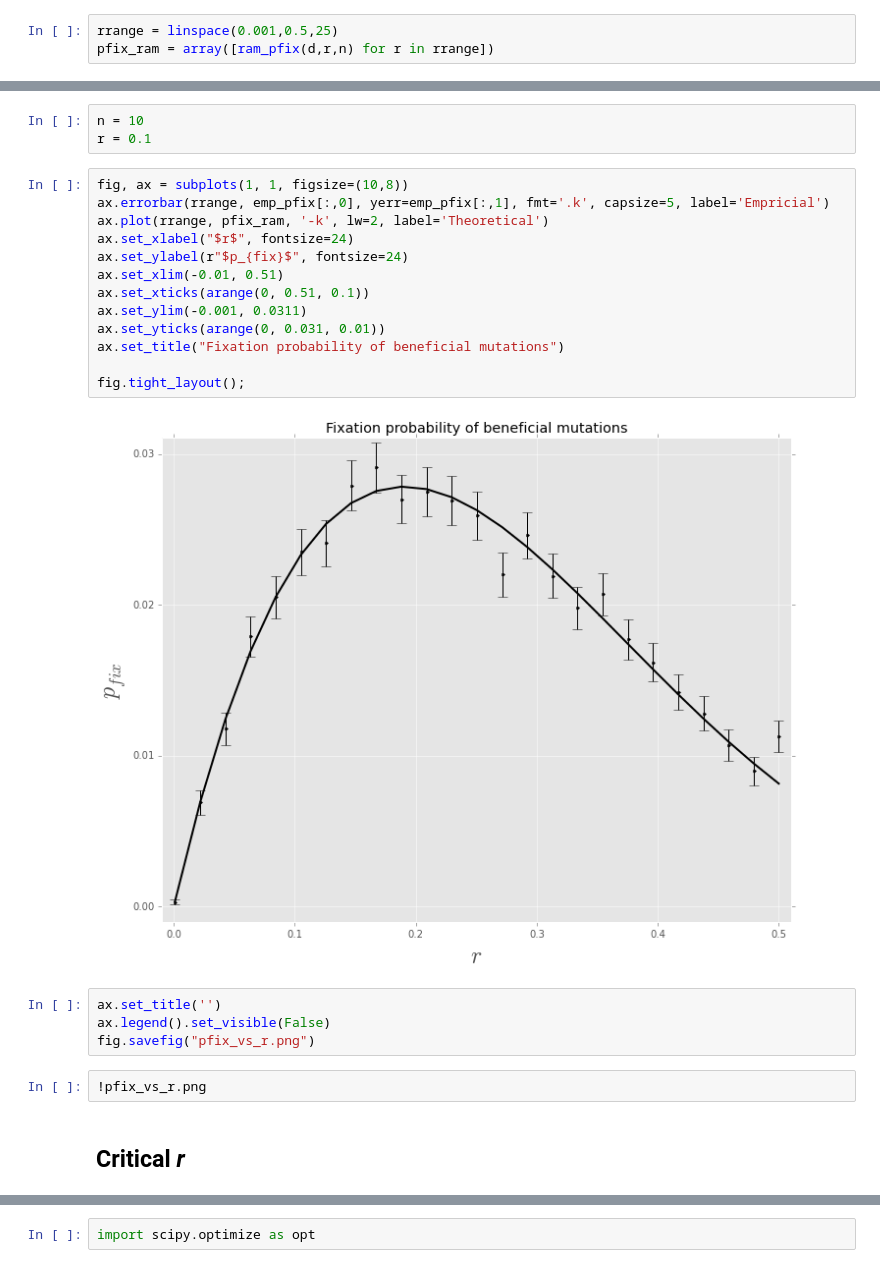
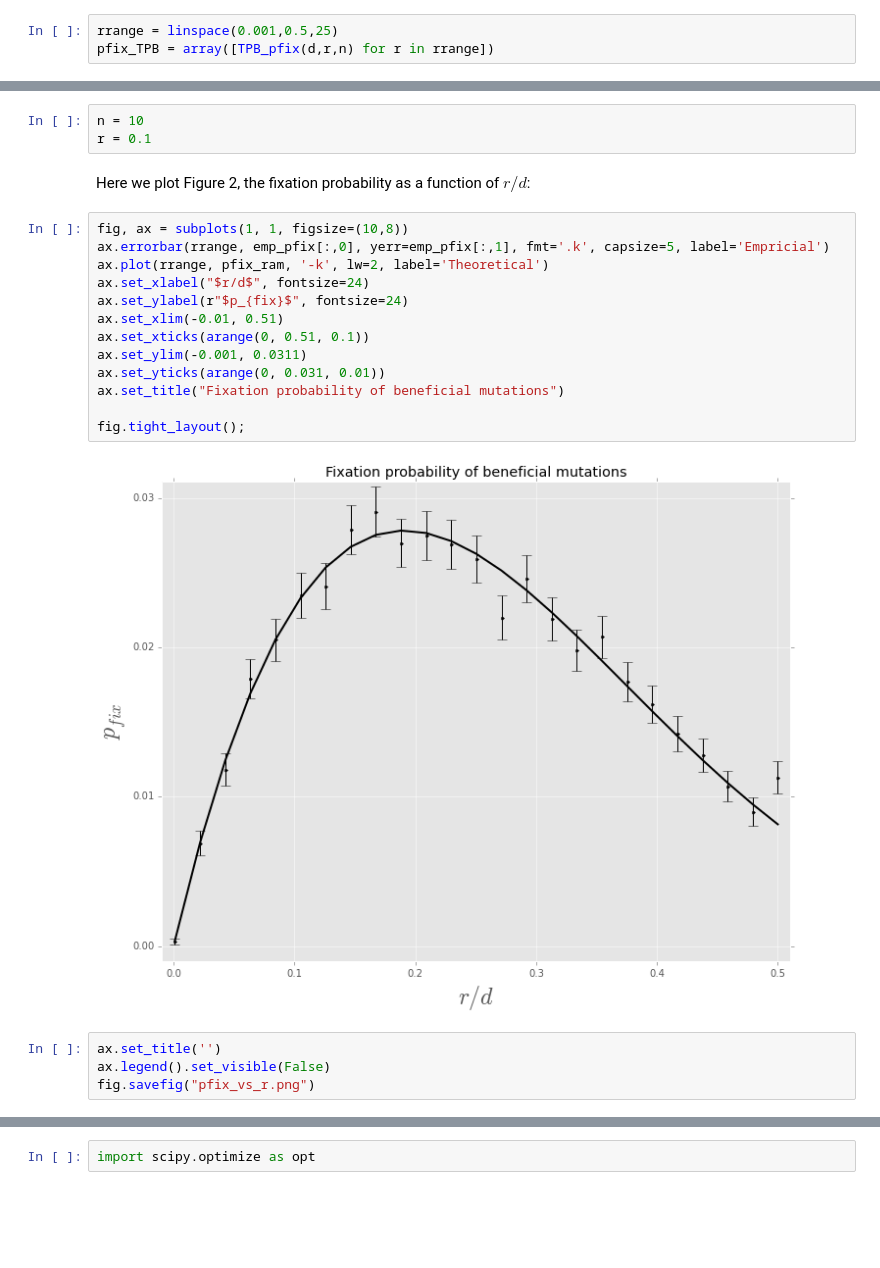
Before and after one commit to yoavram/FGMProb, a Jupyter notebook: Expected improvement.ipynb, the cells around one changed output, grey strips where cells are left out. Saved outputs shown, nothing was run; the diff lists cells and outputs as text; blank space fills up the shorter version.

```diff
--- a/Expected improvement.ipynb
+++ b/Expected improvement.ipynb
@@ -319,7 +385,7 @@ ram_pfix(d,r,n)
 0.02270178920355639
 # %%
 rrange = linspace(0.001,0.5,25)
-pfix_ram = array([ram_pfix(d,r,n) for r in rrange])
+pfix_TPB = array([TPB_pfix(d,r,n) for r in rrange])
 # %%
 %%cache emp_pfix.pkl emp_pfix reps
 reps = 10000
@@ -329,26 +395,24 @@ emp_pfix = array([simulate_pfix(d,r,n,reps=reps) for r in rrange])
 # %%
 n = 10
 r = 0.1
+# %% [markdown]
+Here we plot Figure 2, the fixation probability as a function of $r/d$:
 # %%
 fig, ax = subplots(1, 1, figsize=(10,8))
 ax.errorbar(rrange, emp_pfix[:,0], yerr=emp_pfix[:,1], fmt='.k', capsize=5, label='Empricial')
 ax.plot(rrange, pfix_ram, '-k', lw=2, label='Theoretical')
-ax.set_xlabel("$r$", fontsize=24)
+ax.set_xlabel("$r/d$", fontsize=24)
 ax.set_ylabel(r"$p_{fix}$", fontsize=24)
 ax.set_xlim(-0.01, 0.51)
 ax.set_xticks(arange(0, 0.51, 0.1))
 ax.set_ylim(-0.001, 0.0311)
 ax.set_yticks(arange(0, 0.031, 0.01))
 ax.set_title("Fixation probability of beneficial mutations")
 
 fig.tight_layout();
 # %% [output]
-[figure, old version]
+[figure, new version]
 # %%
 ax.set_title('')
 ax.legend().set_visible(False)
 fig.savefig("pfix_vs_r.png")
-# %%
-!pfix_vs_r.png
-# %% [markdown]
-## Critical _r_
```
Also changed, not shown: parts of 36 cells of this notebook.
